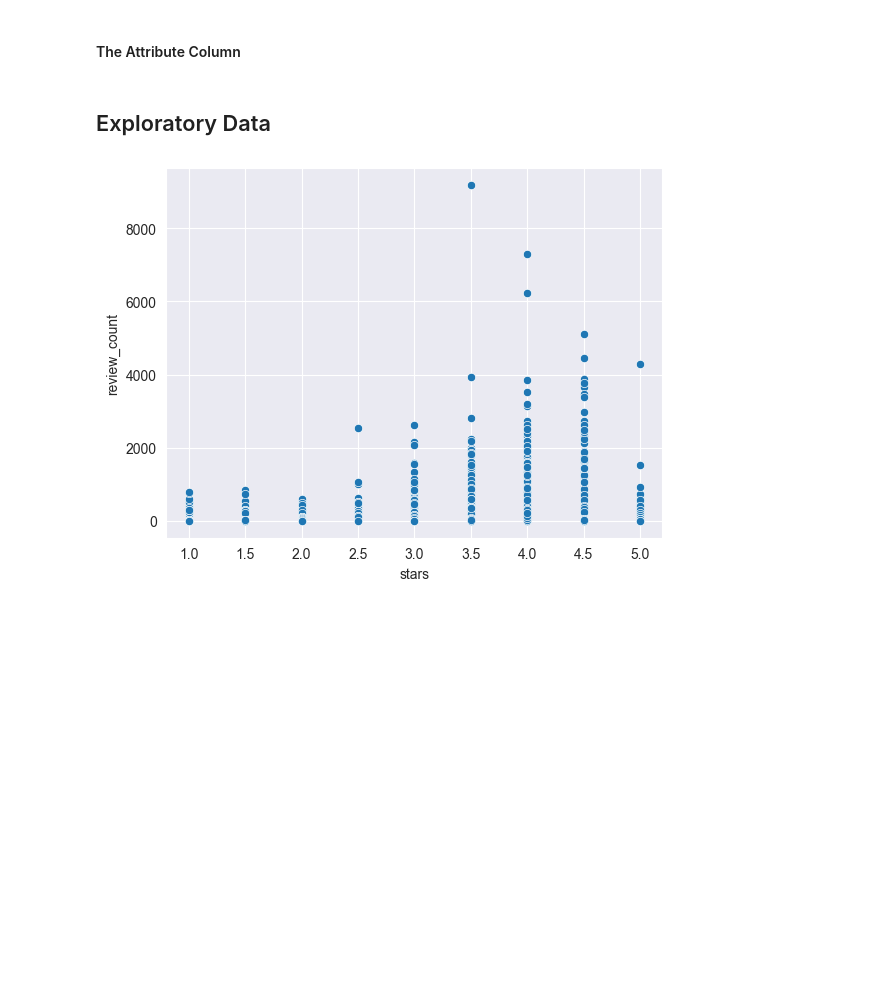
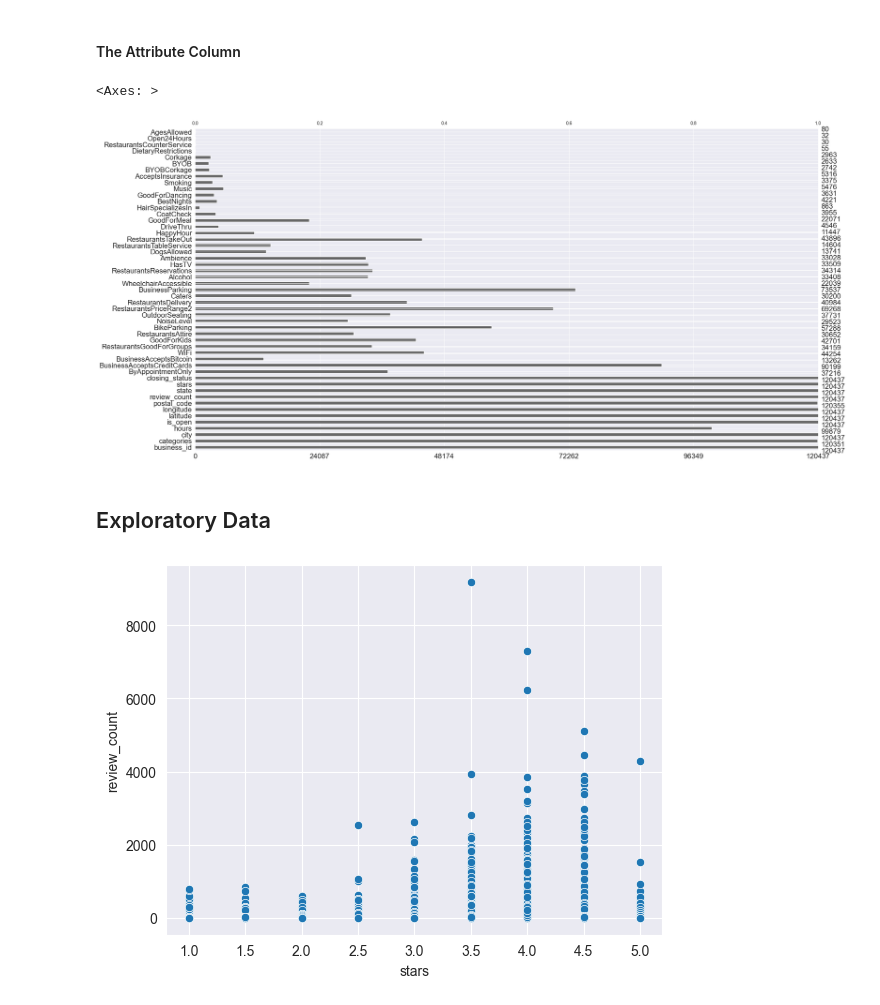
Before and after one commit to musasmike/msba_exit_yelp, a Jupyter notebook: mbsa_yelp.ipynb, the cells around one changed output. Saved outputs shown, nothing was run; the diff lists cells and outputs as text; code cells hidden in the pictures; blank space fills up the shorter version.

```diff
--- a/mbsa_yelp.ipynb
+++ b/mbsa_yelp.ipynb
@@ -100,2 +91,22 @@ df[['business_id', 'hours', 'closing_status']].head()
 # %% [markdown]
 #### The Category Column
+# %%
+import ast
+
+# Function to convert stringified dictionary to actual dictionary
+def parse_dict_string(dict_string):
+    if pd.isna(dict_string):
+        return {}
+    return ast.literal_eval(dict_string)
+
+# Apply the function to the column
+df_parsed = df['attributes'].apply(parse_dict_string)
+
+# Create a DataFrame from the parsed dictionaries, using pd.json_normalize to handle different keys across rows
+df_expanded = pd.json_normalize(df_parsed)
+
+# Concatenate the original DataFrame with the expanded DataFrame
+df_final = pd.concat([df, df_expanded], axis=1)
+
+# Drop the original 'BusinessAttributes' column if you no longer need it
+df_final.drop(columns=['attributes'], inplace=True)
@@ -102,5 +171,14 @@ df[['business_id', 'hours', 'closing_status']].head()
 # %% [markdown]
 #### The Attribute Column
+# %%
+# Visualizing missingness
+import missingno as msno
+
+# Plot amount of missingness
+msno.bar(df_final)
+# %% [output]
+<Axes: >
+[figure, added]
 # %% [markdown]
 ## Exploratory Data
 # %%
```
Also changed, not shown: parts of 10 cells of this notebook.
